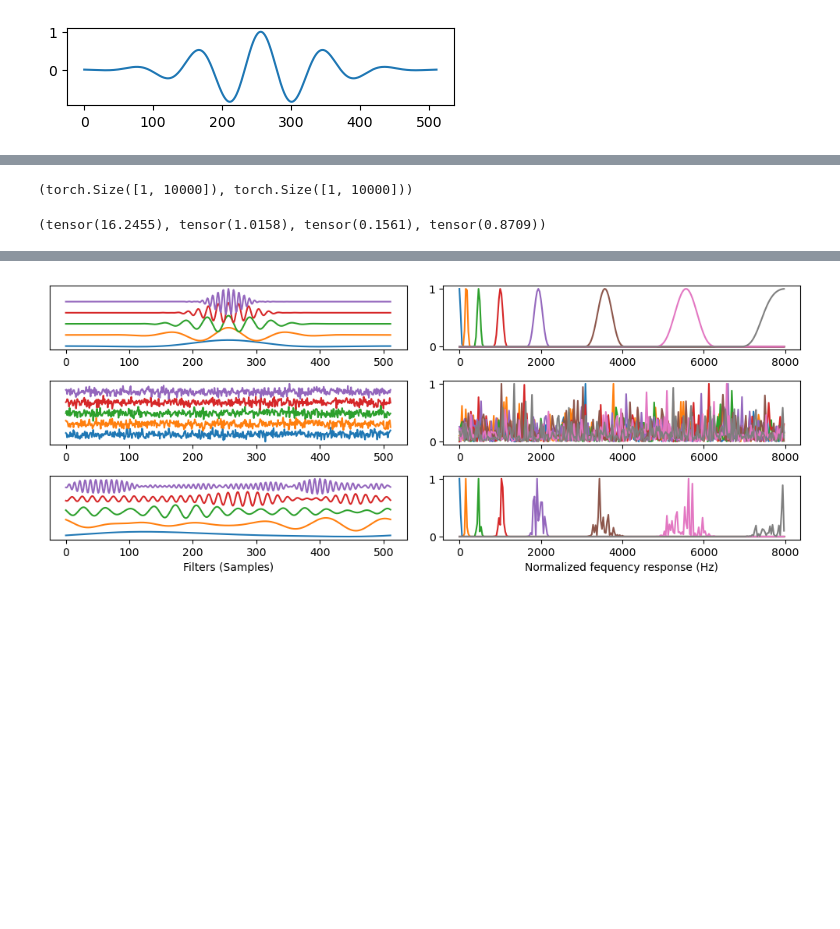
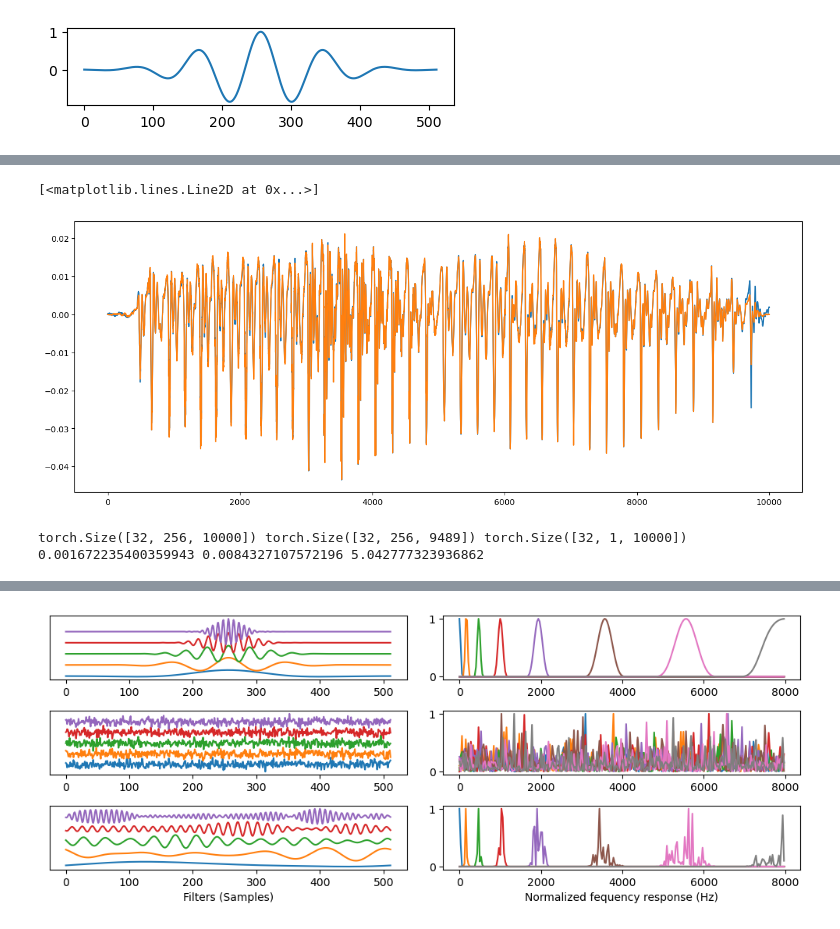
Before and after one commit to danedane-haider/Random-Filterbanks, a Jupyter notebook: Stability of Random Filterbanks under Gradient Descent/Implicit_bias.ipynb, the cells around one changed output, grey strips where cells are left out. Cells and saved outputs as stored; diff of their text form; code cells hidden in the pictures; blank space fills up the shorter version.

```diff
--- a/Stability of Random Filterbanks under Gradient Descent/Implicit_bias.ipynb
+++ b/Stability of Random Filterbanks under Gradient Descent/Implicit_bias.ipynb
@@ -139,20 +156,33 @@ W_tight_tensor = torch.tensor(W_tight, dtype=torch.float32)
+# %%
+plt.figure(figsize=(16, 6))
+
+plt.plot(x_norm.squeeze().numpy())
+plt.plot(x_tilde_ran[0,:,:10000].squeeze().numpy())
+# %% [output]
+[<matplotlib.lines.Line2D at 0x...>]
+[figure, added]
 # %%
-# conv1D - auditory filterbank
-x_enc = F.conv1d(x_norm.unsqueeze(0), W_random_tensor.unsqueeze(1), stride=1)
-x_enc_2 = torch.real(torch.fft.ifft(torch.fft.fft(x_enc, dim=1) * torch.fft.fft(W_tight_tensor, n=9489, dim=1), dim=1, norm='backward'))
+# auditory filterbank + conv1D
 
-# mixed filterbank
-W_both = torch.real(torch.fft.ifft(torch.fft.fft(W_random_tensor, dim=1) * torch.fft.fft(W_tight_tensor, dim=1), dim=1, norm='backward'))
+x_enc_aud = torch.real(torch.fft.ifft(torch.fft.fft(x.unsqueeze(1), n = 10000, dim=-1) * torch.fft.fft(W_tight_tensor, n = 10000, dim=-1), dim=-1, norm='ortho'))
+x_enc_both = F.conv1d(x_enc_aud, W_random_tensor.unsqueeze(1), stride=1, padding=0, groups=256).squeeze(0)
 
-x_enc_both = F.conv1d(x_norm.unsqueeze(0), W_both.unsqueeze(1), stride=1, padding=0)
+W_both = torch.real(torch.fft.ifft(torch.fft.fft(W_random_tensor, dim=-1) * torch.fft.fft(W_tight_tensor, dim=-1), dim=-1, norm='backward'))
+
 x_tilde_both = F.conv_transpose1d(x_enc_both, W_both.unsqueeze(1), stride=1, padding=0)
 
-x_tilde_2 = F.conv_transpose1d(x_enc_2, W_both.unsqueeze(1), stride=1, padding=0).squeeze(0)
+A, B = frame_bounds_lp(W_both)
+
+print(x_enc_aud.shape, x_enc_both.shape, x_tilde_both.shape,A,B,B/A)
+
+# x_enc_2 = torch.real(torch.fft.ifft(torch.fft.fft(x_enc, dim=1) * torch.fft.fft(W_tight_tensor, n=9489, dim=1), dim=1, norm='backward'))
+
+# # mixed filterbank
+# W_both = torch.real(torch.fft.ifft(torch.fft.fft(W_random_tensor, dim=1) * torch.fft.fft(W_tight_tensor, dim=1), dim=1, norm='backward'))
+
+# x_enc_both = F.conv1d(x_norm.unsqueeze(0), W_both.unsqueeze(1), stride=1, padding=0)
+# x_tilde_both = F.conv_transpose1d(x_enc_both, W_both.unsqueeze(1), stride=1, padding=0)
+
+# x_tilde_2 = F.conv_transpose1d(x_enc_2, W_both.unsqueeze(1), stride=1, padding=0).squeeze(0)
+# %% [output]
+torch.Size([32, 256, 10000]) torch.Size([32, 256, 9489]) torch.Size([32, 1, 10000]) 0.001672235400359943 0.0084327107572196 5.042777323936862
-# %%
-x_norm.shape, x_tilde_2.shape
-# %% [output]
-(torch.Size([1, 10000]), torch.Size([1, 10000]))
-# %%
-torch.norm(x_enc), torch.norm(x_enc_both), torch.norm(x_tilde_2), torch.norm(x_norm[:,2000:8000] - x_tilde_2[:,2000:8000])
-# %% [output]
-(tensor(16.2455), tensor(1.0158), tensor(0.1561), tensor(0.8709))
```
Also changed, not shown: parts of 9 cells of this notebook.
